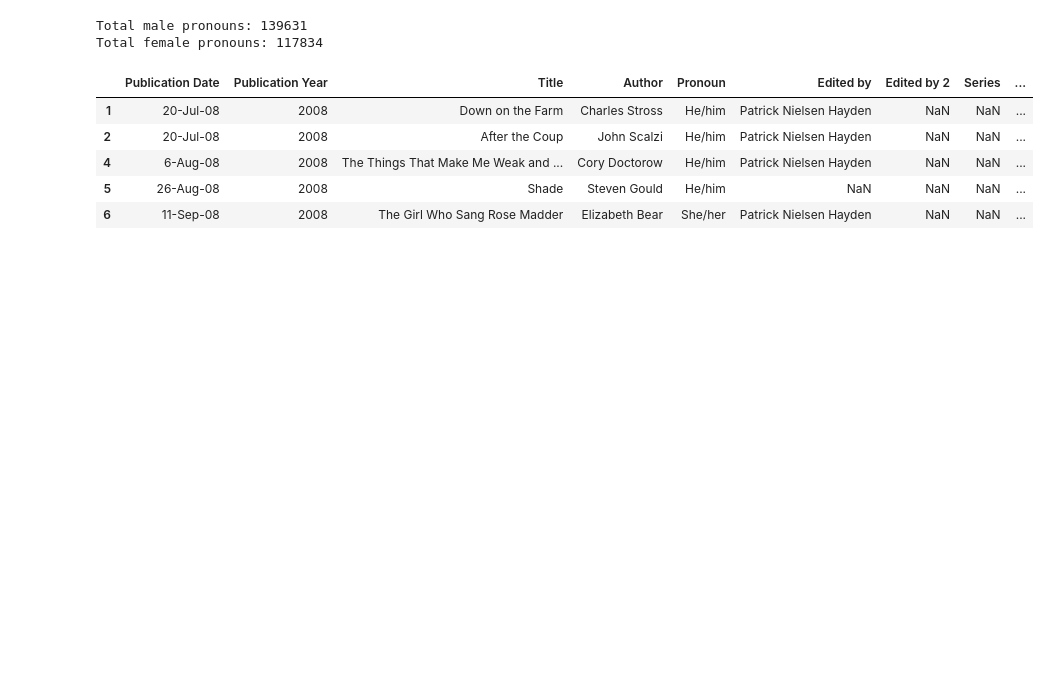
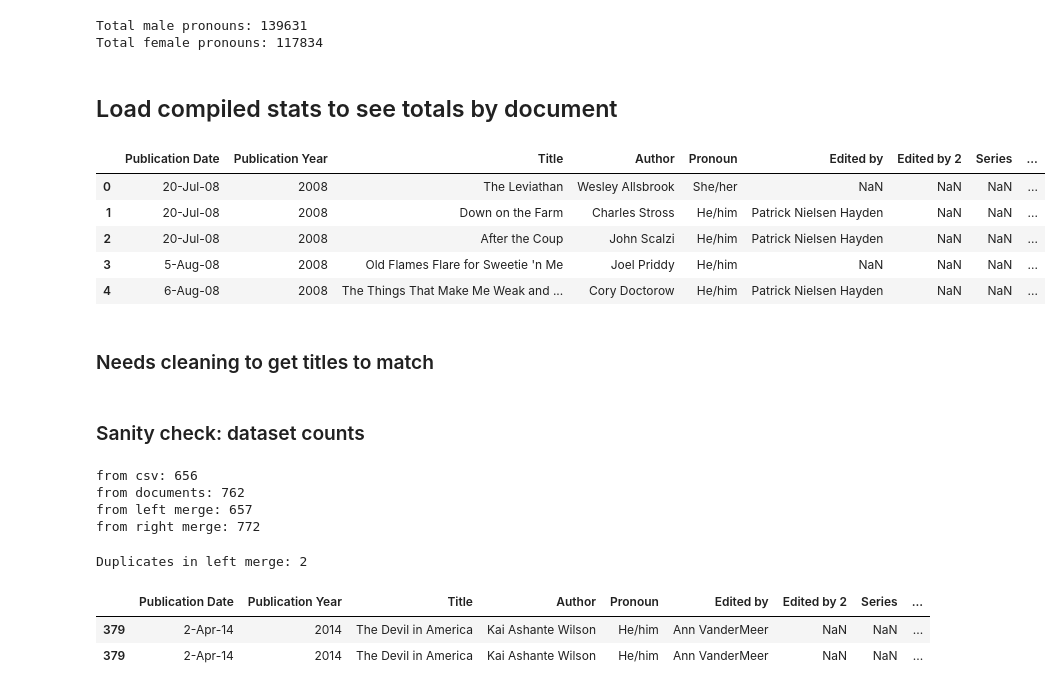
Before and after one commit to batmandoescalc/gvp, a Jupyter notebook: explore_stop_words.ipynb, the cells around one changed output. Drawn from its saved outputs; the diff is of its cells as text; code cells hidden in the pictures; blank space fills up the shorter version.

```diff
--- a/explore_stop_words.ipynb
+++ b/explore_stop_words.ipynb
@@ -92,5 +101,16 @@ Total female pronouns: 117834
 # %%
 bow_df["male_total"] = bow_df[male_pronouns].sum(axis=1)
 bow_df["female_total"] = bow_df[female_pronouns].sum(axis=1)
+# %% [markdown]
+## Load compiled stats to see totals by document
 # %%
 stats = pd.read_csv('data/compiled_stats.csv')
+
+stats.head()
+# %% [output]
+|  | Publication Date | Publication Year | Title | Author | Pronoun | Edited by | Edited by 2 | Series | ... |
+| 0 | 20-Jul-08 | 2008 | The Leviathan | Wesley Allsbrook | She/her | NaN | NaN | NaN | ... |
+| 1 | 20-Jul-08 | 2008 | Down on the Farm | Charles Stross | He/him | Patrick Nielsen Hayden | NaN | NaN | ... |
+| 2 | 20-Jul-08 | 2008 | After the Coup | John Scalzi | He/him | Patrick Nielsen Hayden | NaN | NaN | ... |
+| 3 | 5-Aug-08 | 2008 | Old Flames Flare for Sweetie 'n Me | Joel Priddy | He/him | NaN | NaN | NaN | ... |
+| 4 | 6-Aug-08 | 2008 | The Things That Make Me Weak and ... | Cory Doctorow | He/him | Patrick Nielsen Hayden | NaN | NaN | ... |
@@ -103,0 +117,2 @@ stats['cleaned_title'] = (
+# %% [markdown]
+### Needs cleaning to get titles to match
@@ -113,9 +146,24 @@ pronoun_data = (
+# %% [markdown]
+### Sanity check: dataset counts
 # %%
-pronoun_data.head()
+print("from csv:", len(stats[(stats['Type']=="Original Fiction") & (stats['Category']!="Reprint")]))
+print("from documents:", len(bow_df))
+
+print("from left merge:", len(pronoun_data_left))
+print("from right merge:", len(pronoun_data_right))
 # %% [output]
-|  | Publication Date | Publication Year | Title | Author | Pronoun | Edited by | Edited by 2 | Series | ... |
-| 1 | 20-Jul-08 | 2008 | Down on the Farm | Charles Stross | He/him | Patrick Nielsen Hayden | NaN | NaN | ... |
-| 2 | 20-Jul-08 | 2008 | After the Coup | John Scalzi | He/him | Patrick Nielsen Hayden | NaN | NaN | ... |
-| 4 | 6-Aug-08 | 2008 | The Things That Make Me Weak and ... | Cory Doctorow | He/him | Patrick Nielsen Hayden | NaN | NaN | ... |
-| 5 | 26-Aug-08 | 2008 | Shade | Steven Gould | He/him | NaN | NaN | NaN | ... |
-| 6 | 11-Sep-08 | 2008 | The Girl Who Sang Rose Madder | Elizabeth Bear | She/her | Patrick Nielsen Hayden | NaN | NaN | ... |
+from csv: 656
+from documents: 762
+from left merge: 657
+from right merge: 772
+# %%
+duplicates = pronoun_data_left[pronoun_data_left.duplicated(subset=['Title', 'Author'], keep=False)]
+print("Duplicates in left merge:", len(duplicates))
+# %% [output]
+Duplicates in left merge: 2
+# %%
+duplicates
+# %% [output]
+|  | Publication Date | Publication Year | Title | Author | Pronoun | Edited by | Edited by 2 | Series | ... |
+| 379 | 2-Apr-14 | 2014 | The Devil in America | Kai Ashante Wilson | He/him | Ann VanderMeer | NaN | NaN | ... |
+| 379 | 2-Apr-14 | 2014 | The Devil in America | Kai Ashante Wilson | He/him | Ann VanderMeer | NaN | NaN | ... |
```
Also changed, not shown: parts of 10 cells of this notebook, 2 other files.
